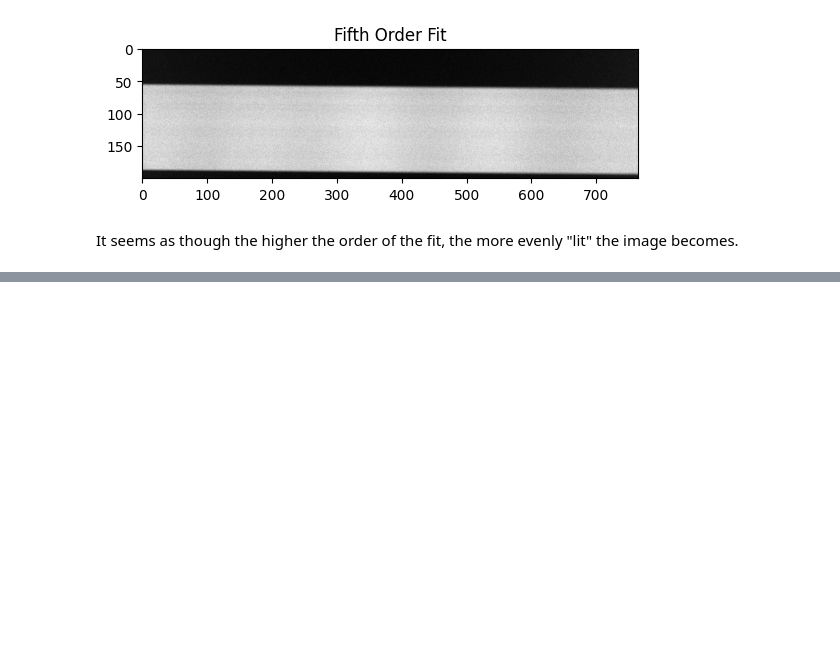
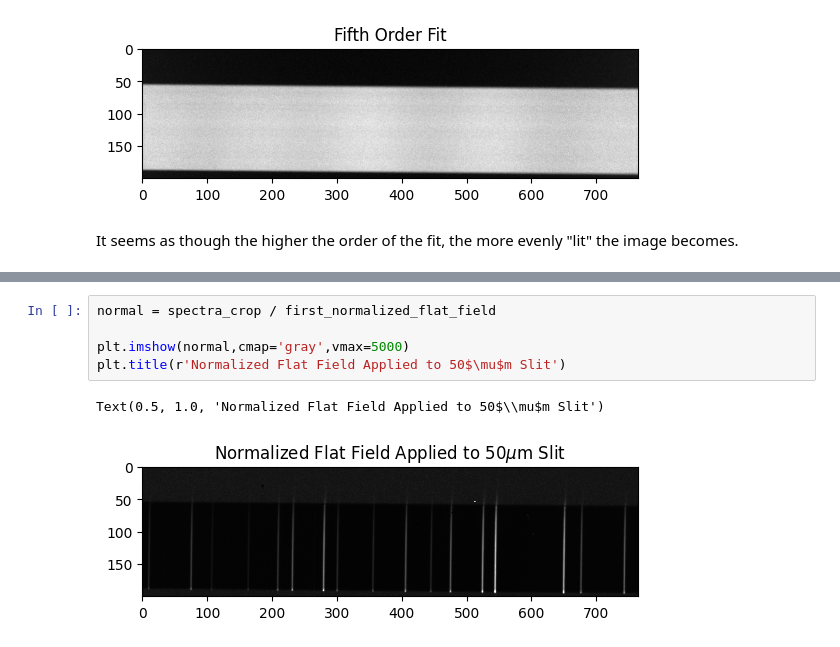
Before and after one commit to Efrain1013/AST_443, a Jupyter notebook: ryan_stuff/section_4_4.ipynb, the cells around one changed output, grey strips where cells are left out. Cells and saved outputs as stored; diff of their text form; blank space fills up the shorter version.

```diff
--- a/ryan_stuff/section_4_4.ipynb
+++ b/ryan_stuff/section_4_4.ipynb
@@ -134,0 +166,8 @@ It seems as though the higher the order of the fit, the more evenly "lit" the im
+# %%
+normal = spectra_crop / first_normalized_flat_field
+
+plt.imshow(normal,cmap='gray',vmax=5000)
+plt.title(r'Normalized Flat Field Applied to 50$\mu$m Slit')
+# %% [output]
+Text(0.5, 1.0, 'Normalized Flat Field Applied to 50$\\mu$m Slit')
+[figure, added]
```
Also changed, not shown: parts of 7 cells of this notebook.
